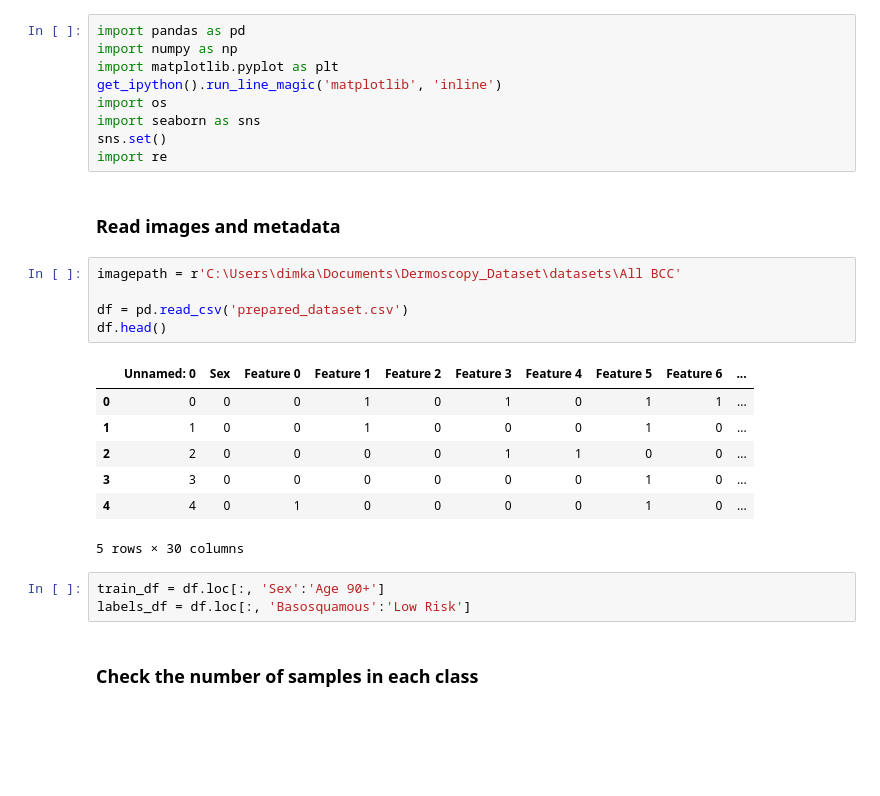
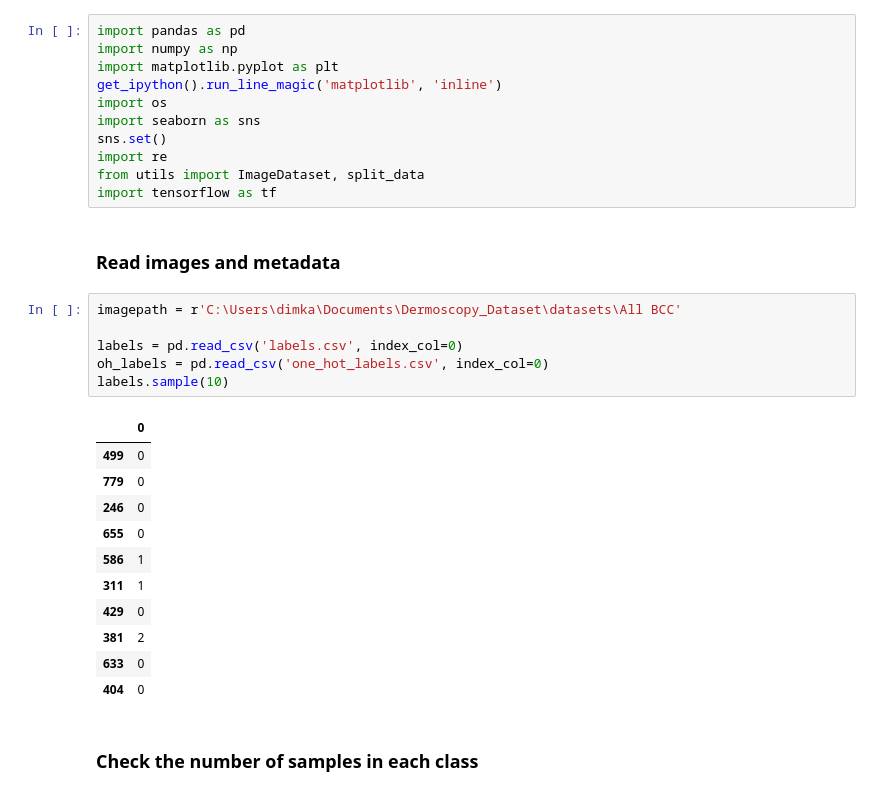
Before and after one commit to V0xP0p/BCC_Image_Classification, a Jupyter notebook: Image Preprocessing.ipynb, the cells around one changed output. Drawn from its saved outputs; the diff is of its cells as text; blank space fills up the shorter version.

```diff
--- a/Image Preprocessing.ipynb
+++ b/Image Preprocessing.ipynb
@@ -11,23 +11,27 @@ import os
 import seaborn as sns
 sns.set()
 import re
+from utils import ImageDataset, split_data
+import tensorflow as tf
 # %% [markdown]
 ### Read images and metadata
 # %%
 imagepath = r'C:\Users\dimka\Documents\Dermoscopy_Dataset\datasets\All BCC'
 
-df = pd.read_csv('prepared_dataset.csv')
-df.head()
+labels = pd.read_csv('labels.csv', index_col=0)
+oh_labels = pd.read_csv('one_hot_labels.csv', index_col=0)
+labels.sample(10)
 # %% [output]
-|  | Unnamed: 0 | Sex | Feature 0 | Feature 1 | Feature 2 | Feature 3 | Feature 4 | Feature 5 | Feature 6 | ... |
-| 0 | 0 | 0 | 0 | 1 | 0 | 1 | 0 | 1 | 1 | ... |
-| 1 | 1 | 0 | 0 | 1 | 0 | 0 | 0 | 1 | 0 | ... |
-| 2 | 2 | 0 | 0 | 0 | 0 | 1 | 1 | 0 | 0 | ... |
-| 3 | 3 | 0 | 0 | 0 | 0 | 0 | 0 | 1 | 0 | ... |
-| 4 | 4 | 0 | 1 | 0 | 0 | 0 | 0 | 1 | 0 | ... |
+|  | 0 |
+| 499 | 0 |
+| 779 | 0 |
+| 246 | 0 |
+| 655 | 0 |
+| 586 | 1 |
+| 311 | 1 |
+| 429 | 0 |
+| 381 | 2 |
+| 633 | 0 |
+| 404 | 0 |
-5 rows × 30 columns
-# %%
-train_df = df.loc[:, 'Sex':'Age 90+']
-labels_df = df.loc[:, 'Basosquamous':'Low Risk']
 # %% [markdown]
 ### Check the number of samples in each class
```
Also changed, not shown: parts of 26 cells of this notebook, 2 other files.
